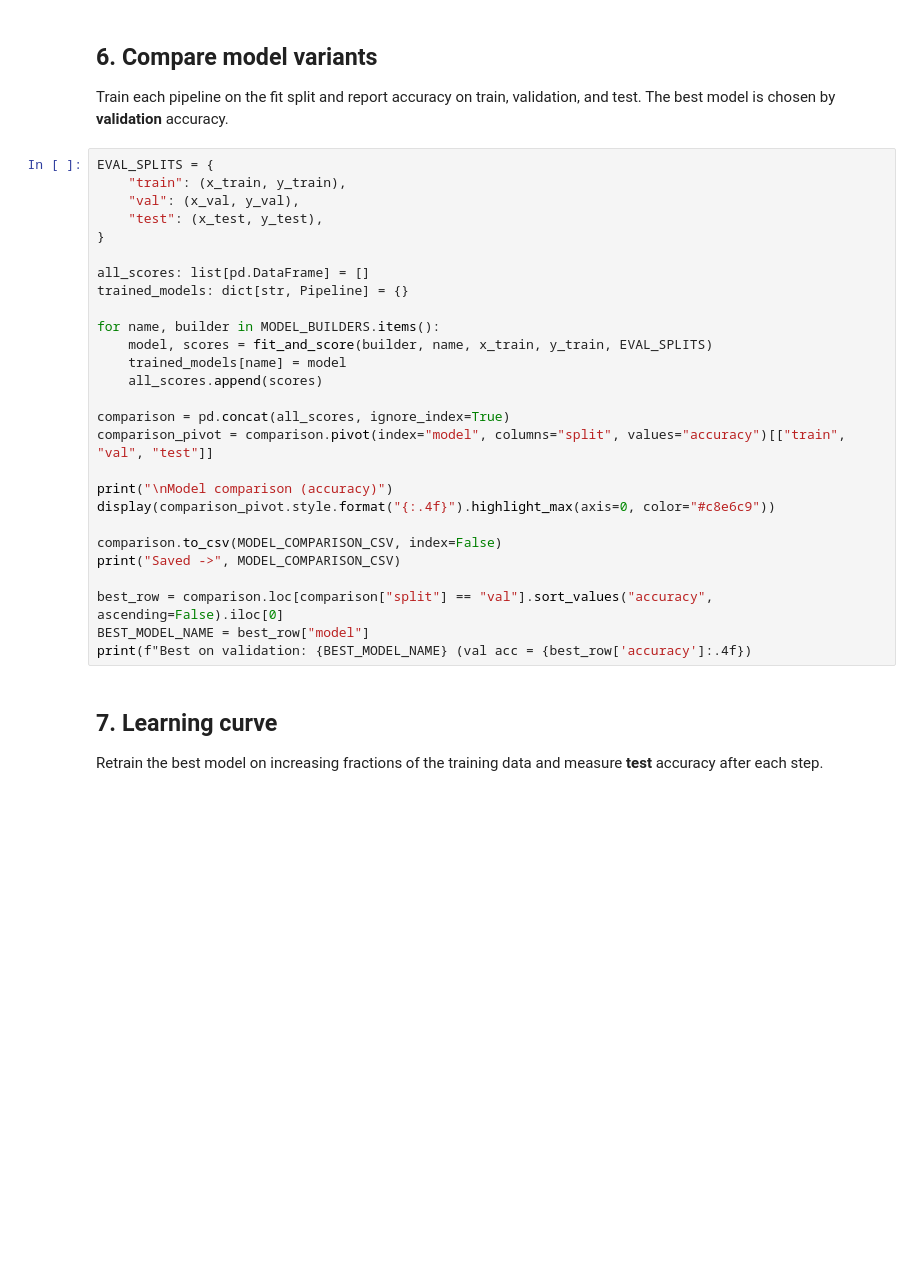
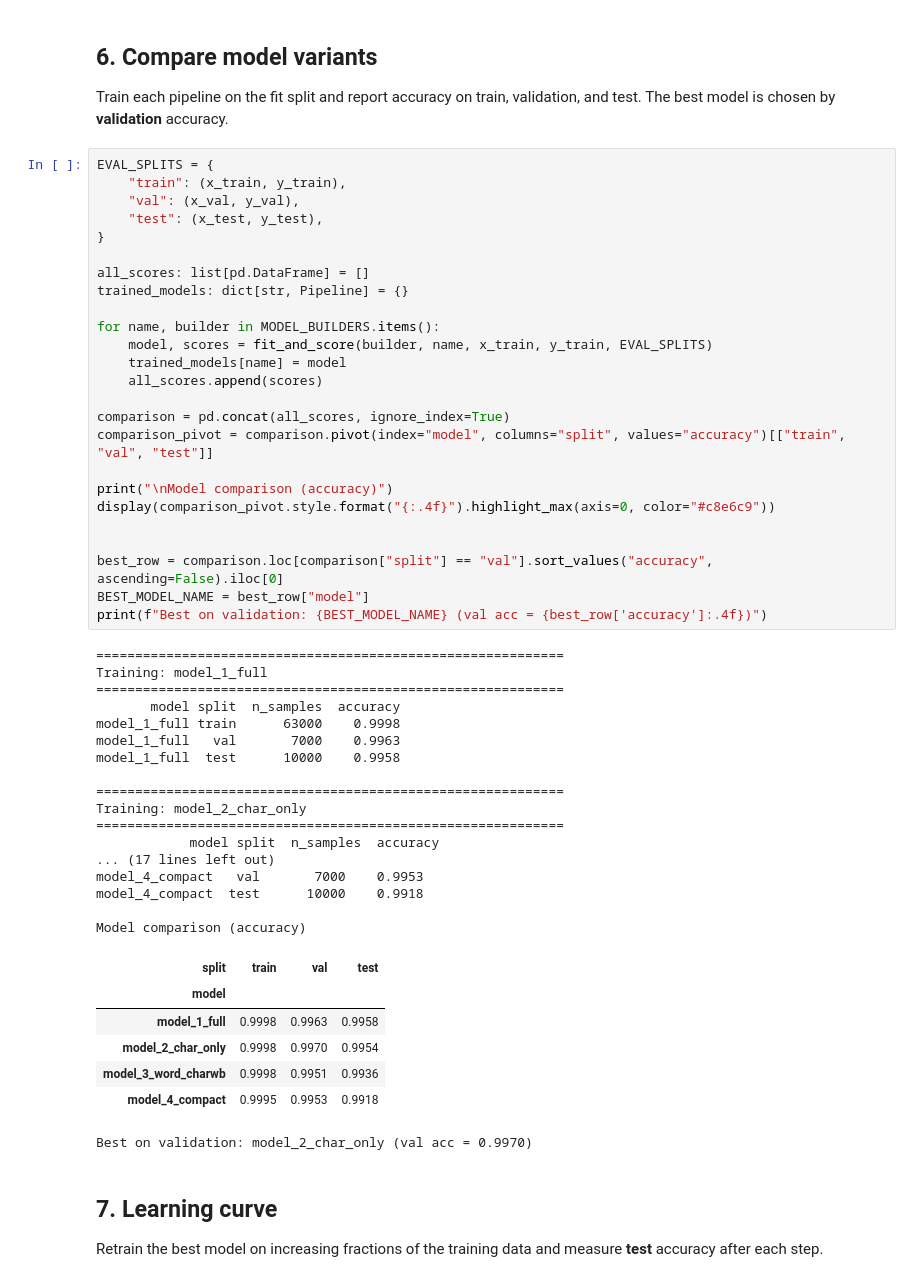
Before and after one commit to mohamed-elessawy/Mental-Health-RAG-Chatbot, a Jupyter notebook: notebooks/module1_language_detection.ipynb, the cells around one changed output. Drawn from its saved outputs; the diff is of its cells as text; blank space fills up the shorter version.

```diff
--- a/notebooks/module1_language_detection.ipynb
+++ b/notebooks/module1_language_detection.ipynb
@@ -380,30 +357,53 @@ Train each pipeline on the fit split and report accuracy on train, validation, a
 # %%
 EVAL_SPLITS = {
     "train": (x_train, y_train),
     "val": (x_val, y_val),
     "test": (x_test, y_test),
 }
 
 all_scores: list[pd.DataFrame] = []
 trained_models: dict[str, Pipeline] = {}
 
 for name, builder in MODEL_BUILDERS.items():
     model, scores = fit_and_score(builder, name, x_train, y_train, EVAL_SPLITS)
     trained_models[name] = model
     all_scores.append(scores)
 
 comparison = pd.concat(all_scores, ignore_index=True)
 comparison_pivot = comparison.pivot(index="model", columns="split", values="accuracy")[["train", "val", "test"]]
 
 print("\nModel comparison (accuracy)")
 display(comparison_pivot.style.format("{:.4f}").highlight_max(axis=0, color="#c8e6c9"))
 
-comparison.to_csv(MODEL_COMPARISON_CSV, index=False)
-print("Saved ->", MODEL_COMPARISON_CSV)
 
 best_row = comparison.loc[comparison["split"] == "val"].sort_values("accuracy", ascending=False).iloc[0]
 BEST_MODEL_NAME = best_row["model"]
-print(f"Best on validation: {BEST_MODEL_NAME} (val acc = {best_row['accuracy']:.4f})
+print(f"Best on validation: {BEST_MODEL_NAME} (val acc = {best_row['accuracy']:.4f})")
+# %% [output]
+============================================================
+Training: model_1_full
+============================================================
+       model split  n_samples  accuracy
+model_1_full train      63000    0.9998
+model_1_full   val       7000    0.9963
+model_1_full  test      10000    0.9958
+
+============================================================
+Training: model_2_char_only
+============================================================
+            model split  n_samples  accuracy
+... (17 lines left out)
+model_4_compact   val       7000    0.9953
+model_4_compact  test      10000    0.9918
+
+Model comparison (accuracy)
+| split | train | val | test |
+| model |  |  |  |
+| model_1_full | 0.9998 | 0.9963 | 0.9958 |
+| model_2_char_only | 0.9998 | 0.9970 | 0.9954 |
+| model_3_word_charwb | 0.9998 | 0.9951 | 0.9936 |
+| model_4_compact | 0.9995 | 0.9953 | 0.9918 |
+Best on validation: model_2_char_only (val acc = 0.9970)
 # %% [markdown]
 ## 7. Learning curve
 
```
Also changed, not shown: parts of 10 cells of this notebook, 8 other files.
